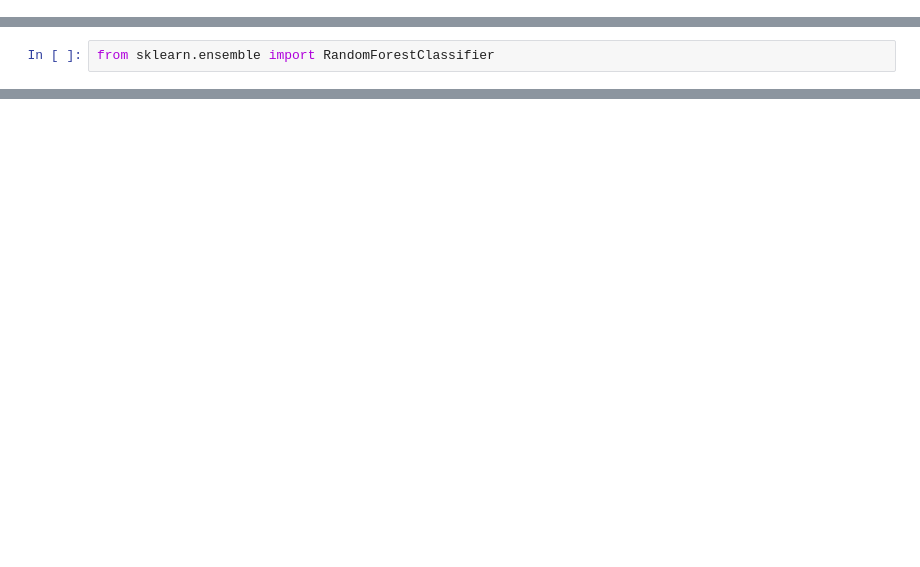
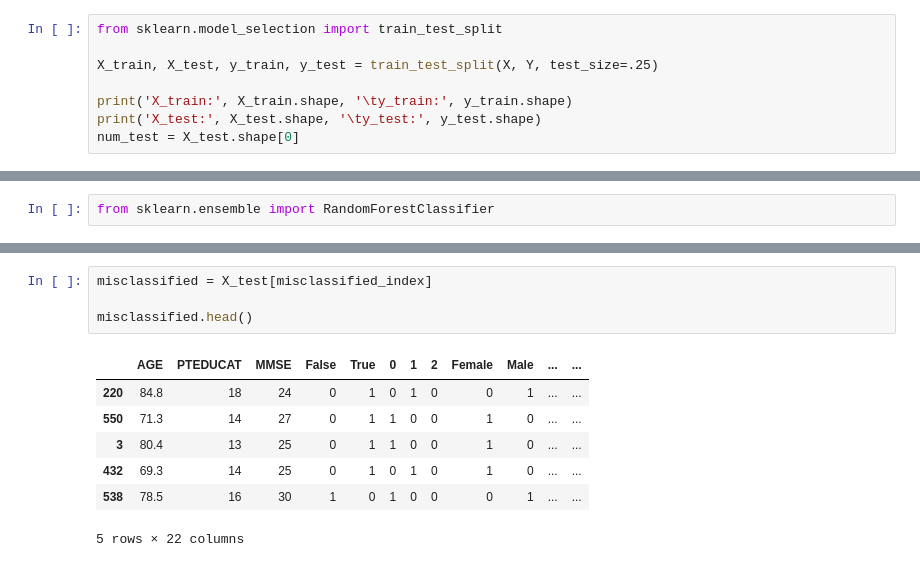
Before and after one commit to grantgasser/Alzheimers-Prediction, a Jupyter notebook: Multi-Class Classification ADNI.ipynb, the cells around one changed output, grey strips where cells are left out. Cells and saved outputs as stored; diff of their text form; blank space fills up the shorter version.

```diff
--- a/Multi-Class Classification ADNI.ipynb
+++ b/Multi-Class Classification ADNI.ipynb
@@ -336,0 +245,8 @@ Test Accuracy for k = 19 63.69%
+# %%
+from sklearn.model_selection import train_test_split
+
+X_train, X_test, y_train, y_test = train_test_split(X, Y, test_size=.25)
+
+print('X_train:', X_train.shape, '\ty_train:', y_train.shape)
+print('X_test:', X_test.shape, '\ty_test:', y_test.shape)
+num_test = X_test.shape[0]
@@ -452,0 +321,12 @@ Number of hidden units = 50 , alpha= 27 and test accuracy = 71.97%
+# %%
+misclassified = X_test[misclassified_index]
+
+misclassified.head()
+# %% [output]
+|  | AGE | PTEDUCAT | MMSE | False | True | 0 | 1 | 2 | Female | Male | ... | ... |
+| 220 | 84.8 | 18 | 24 | 0 | 1 | 0 | 1 | 0 | 0 | 1 | ... | ... |
+| 550 | 71.3 | 14 | 27 | 0 | 1 | 1 | 0 | 0 | 1 | 0 | ... | ... |
+| 3 | 80.4 | 13 | 25 | 0 | 1 | 1 | 0 | 0 | 1 | 0 | ... | ... |
+| 432 | 69.3 | 14 | 25 | 0 | 1 | 0 | 1 | 0 | 1 | 0 | ... | ... |
+| 538 | 78.5 | 16 | 30 | 1 | 0 | 1 | 0 | 0 | 0 | 1 | ... | ... |
+5 rows × 22 columns
```
Also changed, not shown: parts of 52 cells of this notebook.
